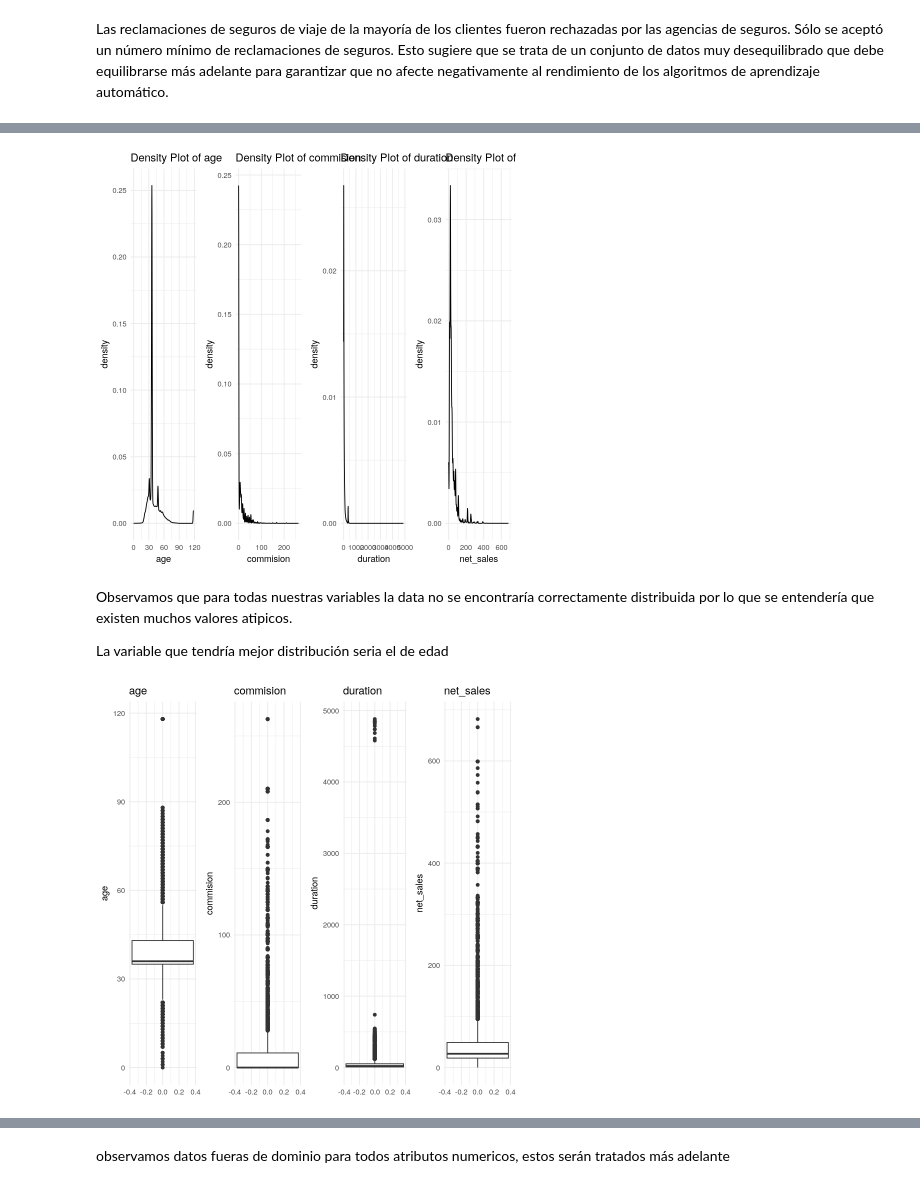
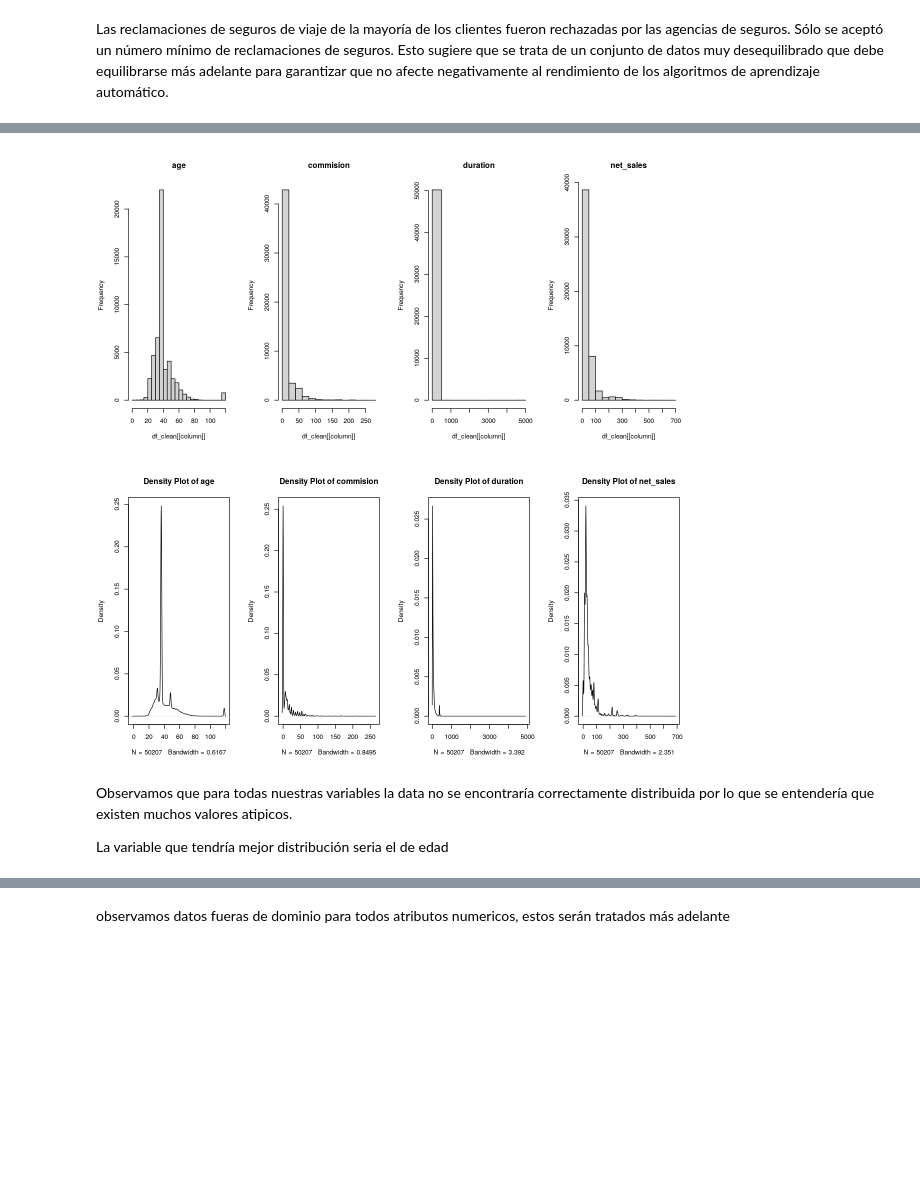
Before and after one commit to gdelgador/devcontainers-rstudio, a Jupyter notebook: explore-data/activida1.ipynb, the cells around one changed output, grey strips where cells are left out. Cells and saved outputs as stored; diff of their text form; code cells hidden in the pictures; blank space fills up the shorter version.

```diff
--- a/explore-data/activida1.ipynb
+++ b/explore-data/activida1.ipynb
@@ -164,10 +90,0 @@ Cantidad de datos negativos para duration: 4
-# %%
-# Instalar y cargar el paquete necesario
-install.packages("dplyr")
-library(dplyr)
-
-# Eliminar filas con valores negativos en 'net_sales' y 'duration'
-df <- df %>% filter(net_sales >= 0, duration >= 0)
-
-# Mostrar la dimensión del DataFrame resultante
-dim(df)
@@ -229,0 +132,6 @@ table(df_clean$claim)
+# %%
+# Reemplazo string vacios por NA
+df <- df %>%
+  mutate(gender = ifelse(gender == "", NA, gender))
+
+head(df,2)
@@ -229,0 +153,4 @@ table(df_clean$claim)
+# %%
+# Los datos se duración y net_sales con valores negativos deberian ser eliminados de nuestro dataset al considerarse como datos erroneos
+df <- df[df$net_sales >= 0 & df$duration >= 0, ]
+head(df)
@@ -229,0 +188,4 @@ table(df_clean$claim)
+# %%
+# data sin duplicados
+df_clean <- unique(df)
+dim(df_clean)
@@ -301,37 +252,24 @@ wrap_plots(plots, ncol = length(variables_numericas))
-# %%
-library(ggplot2)
-library(gridExtra)
-
-# Obteniendo graficos de densidad para atributos numericos
-# genera grafico
-plots <- lapply(variables_numericas, function(column) {
-  ggplot(df_clean, aes_string(x = column)) +
-    geom_density() +
-    ggtitle(paste('Density Plot of', column)) +
-    theme_minimal()
-})
-
-# Usar grid.arrange para mostrar múltiples gráficos
-do.call(grid.arrange, c(plots, ncol = length(variables_numericas)))
-# %% [output]
-[figure, removed]
+# %%
+# Ampliar la salida de la imagen para Jupyter Notebook
+options(repr.plot.width = 10, repr.plot.height = 5)
+
+# Creando un histograma para cada variable numérica
+par(mfrow = c(1, length(variables_numericas)))
+for (column in variables_numericas) {
+    hist(df_clean[[column]], main = column)
+}
+# %% [output]
+[figure, added]
+# %%
+# Obteniendo gráficos de densidad para atributos numéricos
+par(mfrow = c(1, length(variables_numericas)))
+for (i in 1:length(variables_numericas)) {
+    density_plot <- density(df_clean[[variables_numericas[i]]])
+    plot(density_plot, main = paste("Density Plot of", variables_numericas[i]))
+}
+# %% [output]
+[figure, added]
 # %% [markdown]
 Observamos que para todas nuestras variables la data no se encontraría correctamente distribuida por lo que se entendería que existen muchos valores atipicos.
 
 La variable que tendría mejor distribución seria el de edad
-# %%
-library(ggplot2)
-library(gridExtra)
-
-# Suponiendo que `df_clean` es tu DataFrame en R
-plots <- lapply(variables_numericas, function(column) {
-  ggplot(df_clean, aes_string(y = column)) +
-    geom_boxplot() +
-    ggtitle(column) +
-    theme_minimal()
-})
-
-# Usar grid.arrange para mostrar múltiples gráficos
-do.call(grid.arrange, c(plots, ncol = length(variables_numericas)))
-# %% [output]
-[figure, removed]
```
Also changed, not shown: parts of 54 cells of this notebook.
